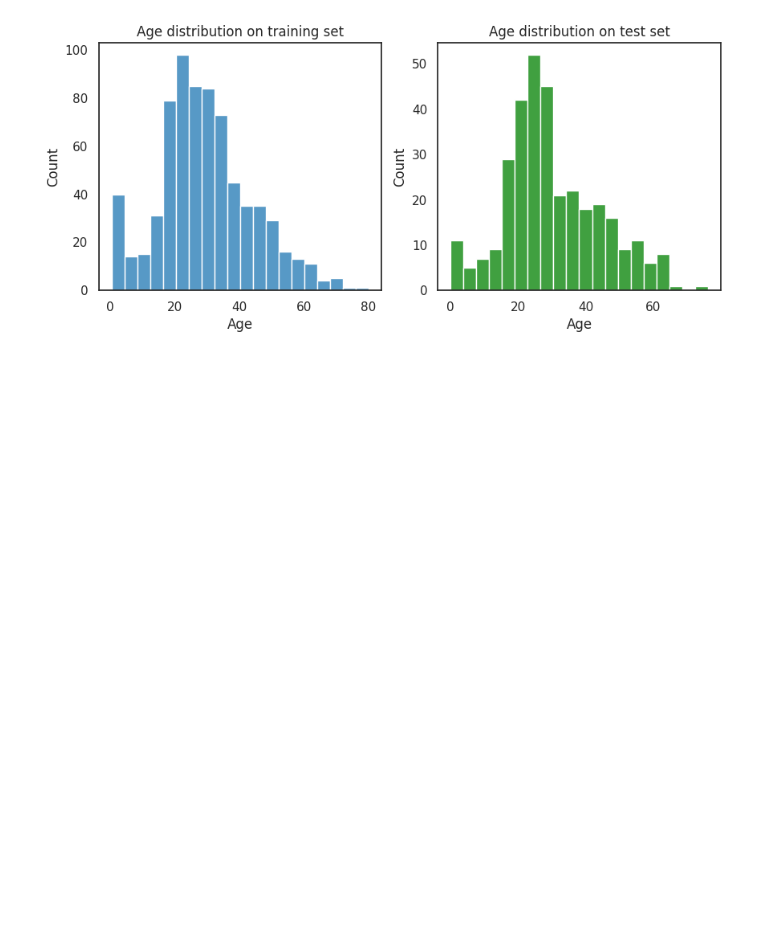
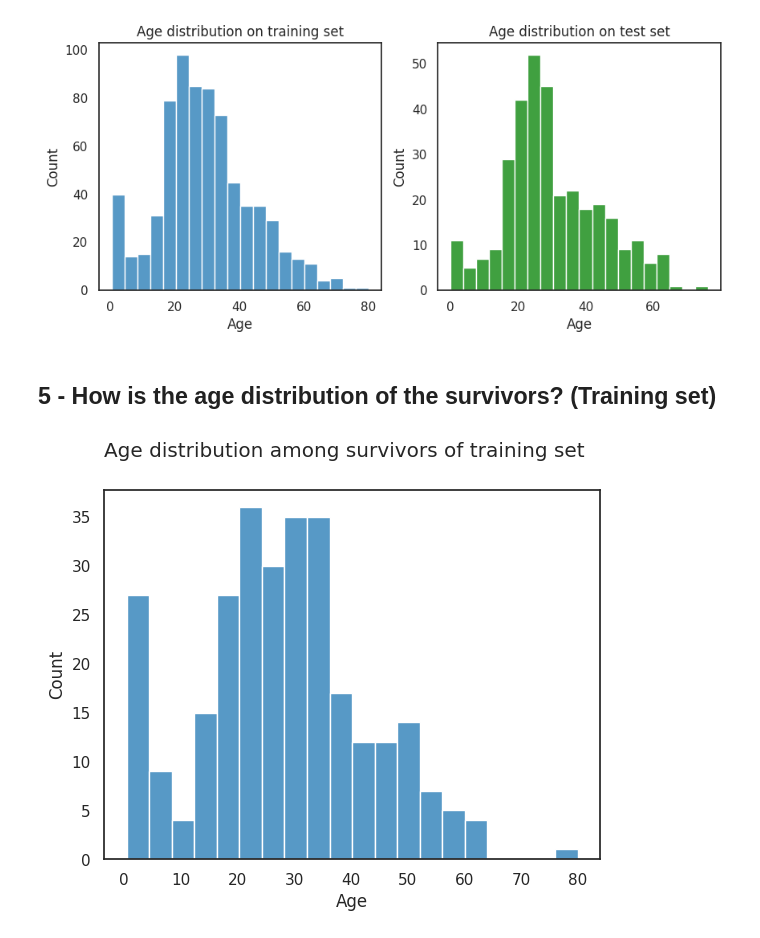
Before and after one commit to Xornotor/Titanic-Kaggle, a Jupyter notebook: TitanicEDA.ipynb, the cells around one changed output. Drawn from its saved outputs; the diff is of its cells as text; code cells hidden in the pictures; blank space fills up the shorter version.

```diff
--- a/TitanicEDA.ipynb
+++ b/TitanicEDA.ipynb
@@ -120,4 +120,13 @@ ax[1].set_title('Age distribution on test set')
 fig.show()
 # %% [output]
 [figure]
+# %% [markdown]
+## 5 - How is the age distribution of the survivors? (Training set)
+# %%
+sns.histplot(df_train_filtered[df_train_filtered["Survived"] == 1],
+             x='Age', bins=20)
+plt.suptitle("Age distribution among survivors of training set")
+plt.show()
+# %% [output]
+[figure, added]
 # %% [markdown]
```
Also changed, not shown: parts of 10 cells of this notebook.
